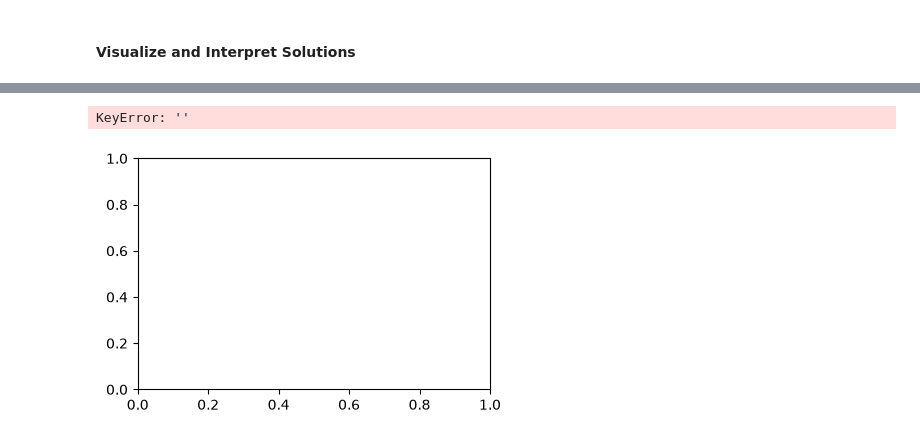
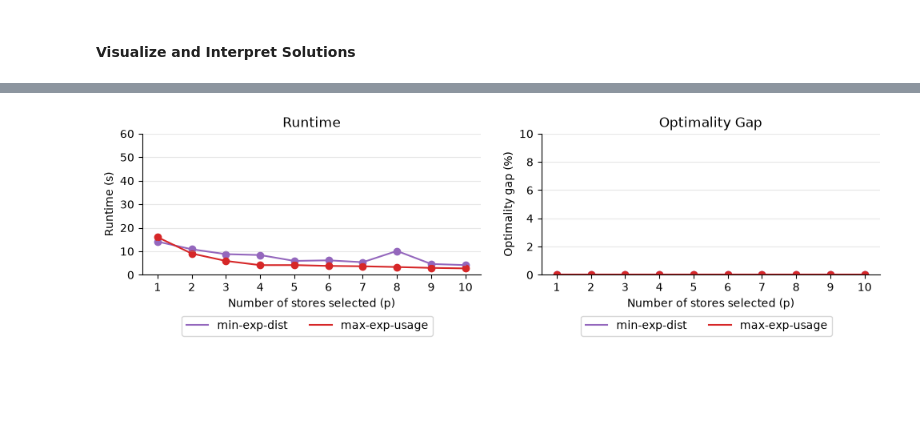
Before and after one commit to rachichi/CornellTech2026_Project_OptimizationMethods, a Jupyter notebook: ORIE5380_Project_Notebook.ipynb, the cells around one changed output, grey strips where cells are left out. Saved outputs shown, nothing was run; the diff lists cells and outputs as text; code cells hidden in the pictures; blank space fills up the shorter version.

```diff
--- a/ORIE5380_Project_Notebook.ipynb
+++ b/ORIE5380_Project_Notebook.ipynb
@@ -622,10 +695,22 @@ p = 3
 m4 = gp.Model(model_name)
 m4.Params.OutputFlag = 0
 
-# TODO: Implement your model
+# Decision Variables
+y = m4.addVars(N, vtype=GRB.BINARY, name="open")            # open stores
+x = m4.addVars(M, N, vtype=GRB.BINARY, name="assign")       # customer i assigned to store j
+
+# Contraints
+m4.addConstr(gp.quicksum(y[j] for j in range(N)) == p)                      # number of open stores == p
+m4.addConstrs(x[i,j] <= y[j] for i in range(M) for j in range(N))           # Customer i can only go to store j if store j is open
+m4.addConstrs(gp.quicksum(x[i,j] for j in range(N)) == 1 for i in range(M)) # each customer i must have a path to exactly 1 store
+
+# Objective
+m4.setObjective(gp.quicksum(Ps[i, j] * x[i, j] for i in range(M) for j in range(N)), GRB.MAXIMIZE)
 
 # Set time limit
 m4.setParam('time_limit', MAX_TIME)
 
 # Optimize
 m4.optimize()
+print(m4.Runtime, m4.MIPGap, m4.ObjVal)
+m4.dispose()
@@ -702,42 +821,41 @@ results_df.loc[["min-exp-dist", "max-exp-usage"]]
 # %%
 # The code below produces a plot of runtime and optimality gap for each model and value of p
-# TODO: Change the constants below to the correct columns in results_df for runtime and optimality gap,
+# Change the constants below to the correct columns in results_df for runtime and optimality gap,
 #       changing the title/labels if your columns use different units
-RUNTIME_COL = ''
-OPTGAP_COL = ''
+RUNTIME_COL = 'runtime_s'
+OPTGAP_COL = 'gap_percent'
 
 RUNTIME_TITLE, RUNTIME_YLABEL, RUNTIME_XLABEL = ('Runtime', 'Runtime (s)', 'Number of stores selected (p)')
 OPTGAP_TITLE, OPTGAP_YLABEL, OPTGAP_XLABEL = ('Optimality Gap', 'Optimality gap (%)', 'Number of stores selected (p)')
 
 # Model colormap
 model_colors = {"min-exp-dist": "tab:purple", "max-exp-usage": "tab:red"}
 
 # Create the figure
 fig = plt.figure(figsize=(10,3))
 
 # Runtime subplot
 plt.subplot(1,2,1)
 for model in model_colors.keys():
     res = results_df.loc[model]
     plt.plot(res.index, res[RUNTIME_COL], color=model_colors[model], label=model)
     plt.scatter(res.index, res[RUNTIME_COL], color=model_colors[model])
 
 format_plot(title=RUNTIME_TITLE, ylabel=RUNTIME_YLABEL, xlabel=RUNTIME_XLABEL, legend_bbox=(0.875, -0.25))
 plt.ylim([0,60])
 
 # Optimality gap subplot
 plt.subplot(1,2,2)
 for model in model_colors.keys():
     res = results_df.loc[model]
     plt.plot(res.index, res[OPTGAP_COL], color=model_colors[model], label=model)
     plt.scatter(res.index, res[OPTGAP_COL], color=model_colors[model])
 
 format_plot(title=OPTGAP_TITLE, ylabel=OPTGAP_YLABEL, xlabel=OPTGAP_XLABEL, legend_bbox=(0.875, -0.25))
 plt.ylim([0,10])
 plt.show()
 # %% [output]
-KeyError: ''
-[figure, old version]
+[figure, new version]
 # %%
 # The code below produces a plot of the expected number of customers average and worst-case customer travel distance
 # for the two models incorporating predictions for each value of p
```
Also changed, not shown: parts of 15 cells of this notebook, 10 other files.
